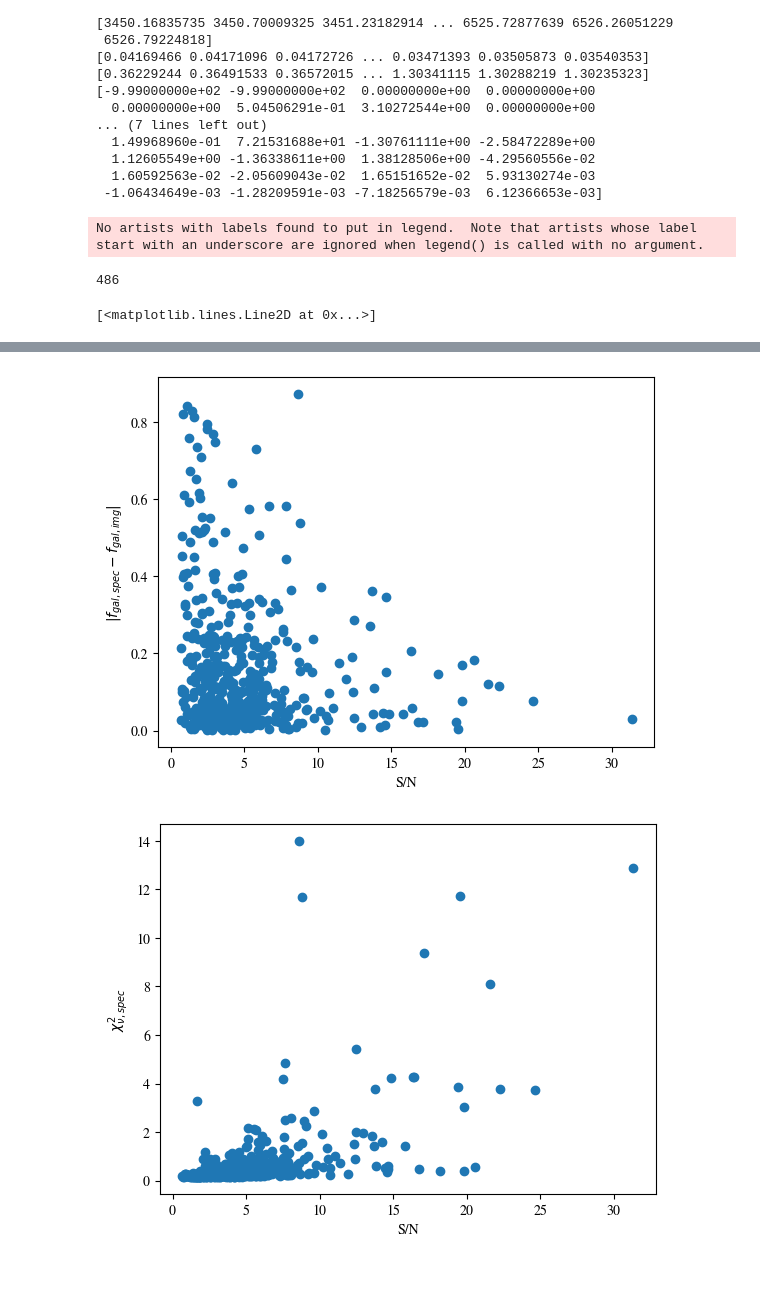
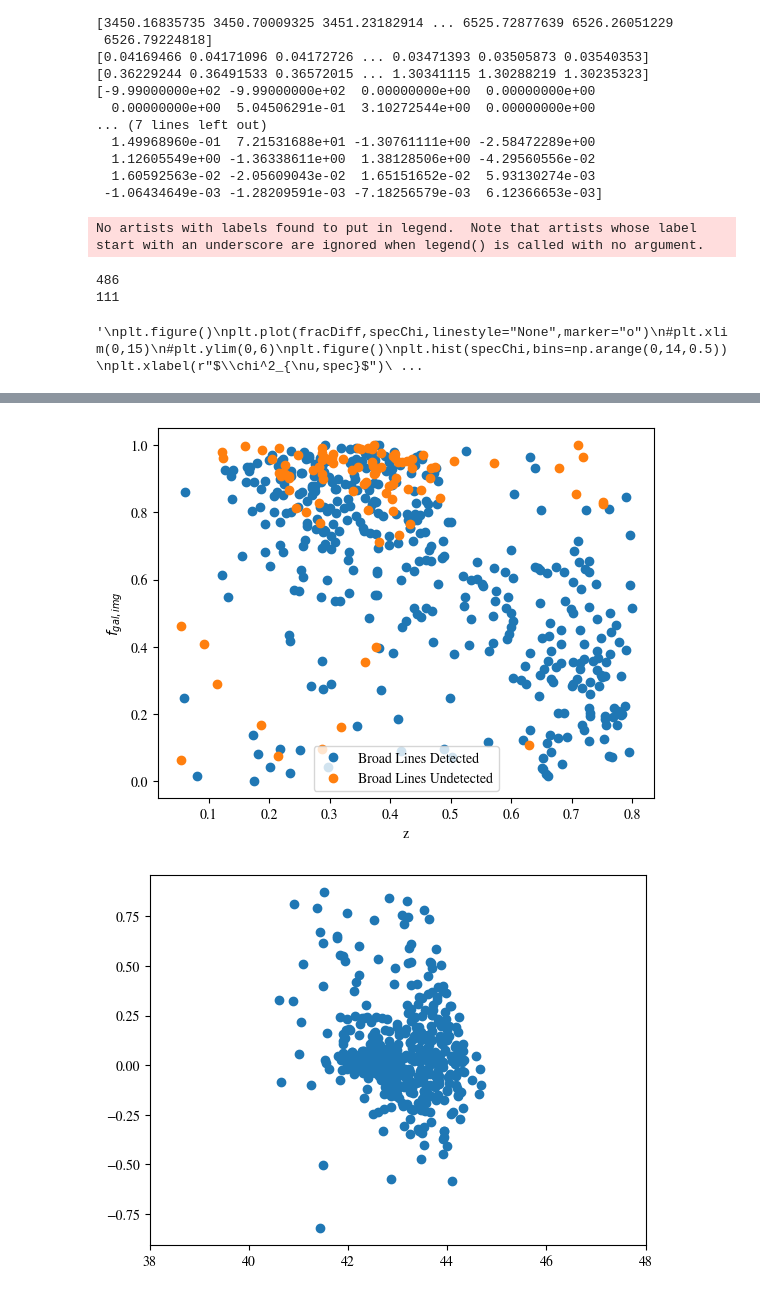
Before and after one commit to ELLI-E/RedQSOYoRiS, a Jupyter notebook: RedQSOProject.ipynb, the cells around one changed output, grey strips where cells are left out. Cells and saved outputs as stored; diff of their text form; code cells hidden in the pictures.

Commit message:
Created additional plots, made separate final plot file, modified pyqsofit script

```diff
--- a/RedQSOProject.ipynb
+++ b/RedQSOProject.ipynb
@@ -799,29 +799,78 @@ print(masterlist[0].contValue) #values within _cont.csv files - outputs from spe
 file = open(r"results/resultMasterlist2.pkl","rb")
 masterlist2 = pickle.load(file)
 file.close()
-subset1 = [element for element in masterlist2 if element.imgFGal["R"] is not None and element.specSN is not None and element.specFGal is not None] # subset of complete R band data
-fracDiff = np.abs(np.subtract([element.specFGal["R"]["galaxy fraction"] for element in subset1], [element.imgFGal["R"] for element in subset1]))
+
+spec_properties = pd.read_csv(r"data/DESI_HSC_QSO_noSDSS_z_0.8_20pc_specprops.csv")
+propIDs = list(spec_properties["TARGETID"])
+logmbh = list(spec_properties["LOGMBH_HB"])
+#add the logmbh variable to each target in the masterlist
+for i, element in enumerate(masterlist2):
+    #find index of this element from new catalogue
+    idx = propIDs.index(int(element.name))
+    #add the logmbh value to this element
+    element.logmbh = logmbh[idx]
+
+
+subset1 = [element for element in masterlist2 if element.imgFGal["R"] is not None and element.specSN is not None and element.specFGal["R"] is not None] # subset of complete R band data
+subset2 = [element for element in subset1 if element.pklFiles["R"].reduced_Chisq < 3 and element.specSN >= 5]
+subsetmbh = [element for element in subset1 if element.logmbh != 0.0]
+subsetnombh = [element for element in subset1 if element.logmbh == 0.0]
+fracDiff1 = (np.subtract([element.specFGal["R"]["galaxy fraction"] for element in subset1], [element.imgFGal["R"] for element in subset1]))
+fracDiff2 = (np.subtract([element.specFGal["R"]["galaxy fraction"] for element in subset2], [element.imgFGal["R"] for element in subset2]))
 specChi = [element.contValue[28] for element in subset1]
+avgFGal = [np.average([element.imgFGal["R"],element.specFGal["R"]["galaxy fraction"]]) for element in subset1]
 print(len(subset1))
-plt.plot([element.specFGal["R"]["galaxy fraction"] for element in subset1], [element.imgFGal["R"] for element in subset1], marker="x",linestyle="None")
+print(len(subset2))
+
+plt.plot([element.specFGal["R"]["galaxy fraction"] for element in subset2], [element.imgFGal["R"] for element in subset2], marker="x",linestyle="None")
 plt.legend(loc="best")
 plt.xlabel(r"$f_{gal,spec}$")
 plt.ylabel(r"$f_{gal,img}$")
 plt.figure()
-plt.hist(fracDiff)
+plt.hist(fracDiff2,bins=np.arange(-1,1,0.1))
 plt.figure()
-plt.plot([element.specSN for element in subset1],fracDiff,linestyle="None",marker="o")
+plt.plot([element.z for element in subsetmbh],[element.imgFGal["R"] for element in subsetmbh],linestyle="None",marker="o",label="Broad Lines Detected")
+plt.plot([element.z for element in subsetnombh],[element.imgFGal["R"] for element in subsetnombh],linestyle="None",marker="o",label="Broad Lines Undetected")
+plt.legend(loc="best")
+plt.xlabel("z")
+plt.ylabel(r"$f_{gal,img}$")
+plt.figure()
+plt.plot([element.contValue[25] for element in subset1],fracDiff1,linestyle="None",marker="o")
+plt.xlim(38,48)
+plt.figure()
+plt.plot([element.specSN for element in subset1],np.abs(fracDiff1),linestyle="None",marker="o")
 plt.xlabel("S/N")
 plt.ylabel(r"$|f_{gal,spec}-f_{gal,img}|$")
 plt.figure()
-plt.plot([element.specSN for element in subset1],specChi,linestyle="None",marker="o")
+plt.hist2d([element.specSN for element in subset1],(fracDiff1),bins=[np.arange(0,20,1),np.arange(-1,1,0.1)],cmap="Blues")
+plt.plot([element.specSN for element in subset1],(fracDiff1),linestyle="None",marker=".",color="red",alpha=0.1)
+plt.colorbar()
 plt.xlabel("S/N")
-plt.ylabel(r"$\chi^2_{\nu,spec}$")
+plt.ylabel(r"$|f_{gal,spec}-f_{gal,img}|$")
+
+plt.figure()
+plt.plot(np.abs(fracDiff1),[element.pklFiles["R"].reduced_Chisq for element in subset1],linestyle="None",marker="o")
+plt.xlabel(r"$|f_{gal,spec}-f_{gal,img}|$")
+plt.ylabel(r"$\chi^2_{\nu,img}$")
+plt.ylim(0,20)
+
+plt.figure()
+plt.plot([element.imgFGal["R"] for element in subset1],[element.pklFiles["R"].reduced_Chisq for element in subset1],linestyle="None",marker="o")
+plt.xlabel(r"${gal,img}$")
+plt.ylabel(r"$\chi^2_{\nu,img}$")
+plt.ylim(0,20)
+"""
 plt.figure()
 plt.plot(fracDiff,specChi,linestyle="None",marker="o")
 #plt.xlim(0,15)
 #plt.ylim(0,6)
+plt.figure()
+plt.hist(specChi,bins=np.arange(0,14,0.5))
+plt.xlabel(r"$\chi^2_{\nu,spec}$")
+plt.figure()
+plt.plot([element.specFGal["R"]["galaxy fraction"] for element in subset1],specChi,linestyle="None",marker="o")"""
 # %% [output]
 No artists with labels found to put in legend.  Note that artists whose label start with an underscore are ignored when legend() is called with no argument.
 486
+111
-[<matplotlib.lines.Line2D at 0x...>]
+'\nplt.figure()\nplt.plot(fracDiff,specChi,linestyle="None",marker="o")\n#plt.xlim(0,15)\n#plt.ylim(0,6)\nplt.figure()\nplt.hist(specChi,bins=np.arange(0,14,0.5))\nplt.xlabel(r"$\\chi^2_{\nu,spec}$")\ ...
@@ -830,2 +879,2 @@ No artists with labels found to put in legend.  Note that artists whose label st
-[figure, old version]
+[figure, new version]
-[figure, old version]
+[figure, new version]
```
Also changed, not shown: parts of 5 cells of this notebook, 2 other files.
